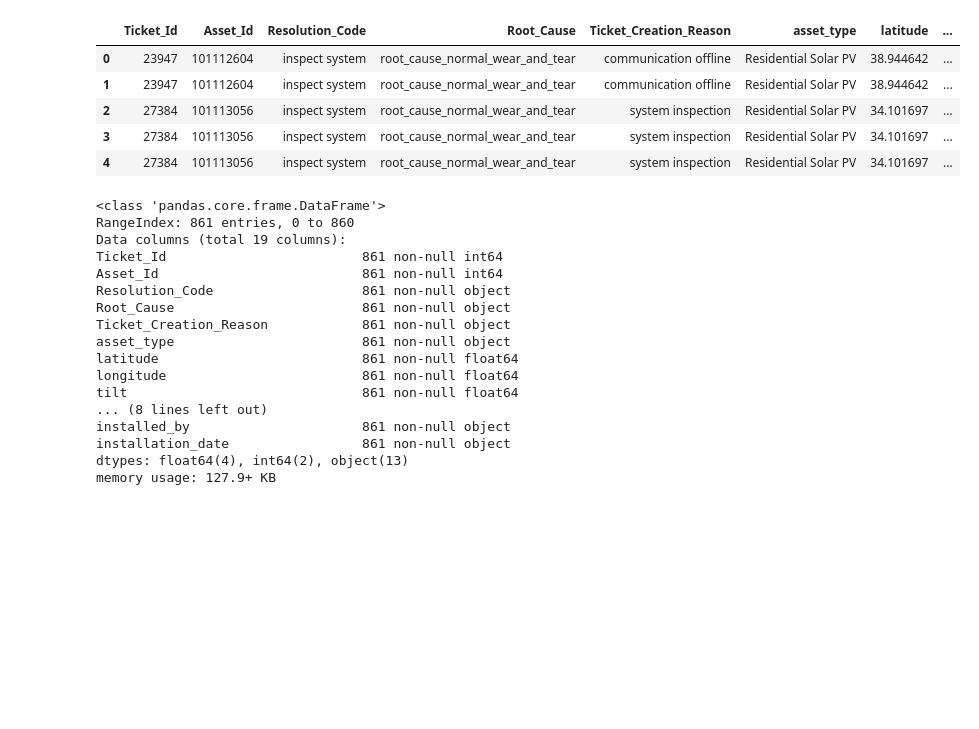
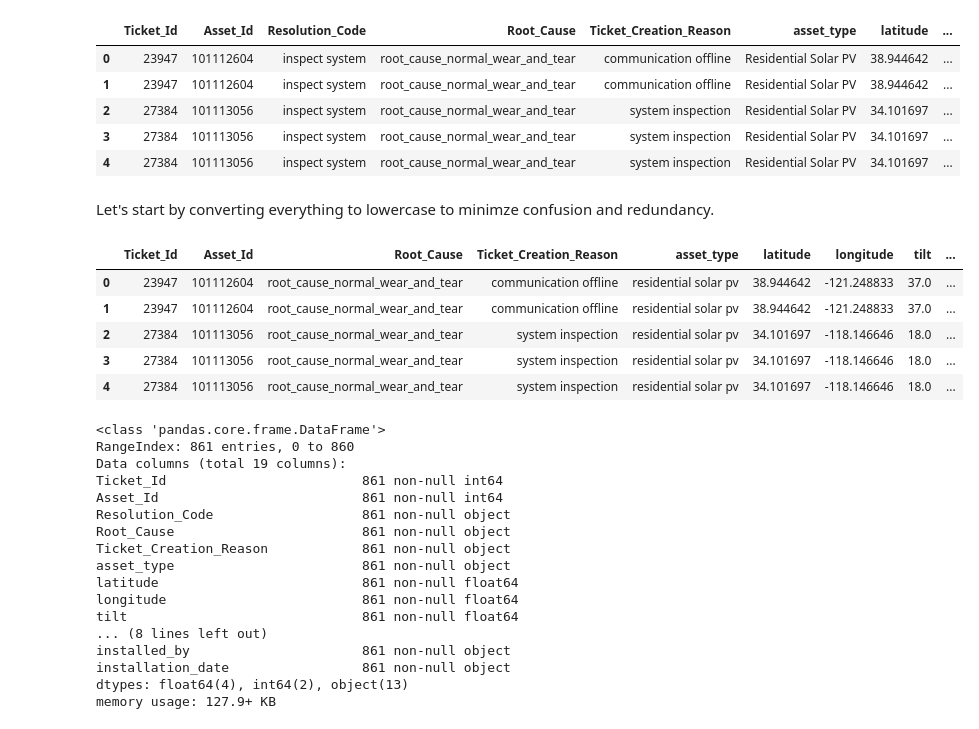
Before and after one commit to TSGreenwood/project_omnidian, a Jupyter notebook: models101.ipynb, the cells around one changed output. Cells and saved outputs as stored; diff of their text form; code cells hidden in the pictures; blank space fills up the shorter version.

```diff
--- a/models101.ipynb
+++ b/models101.ipynb
@@ -33,6 +33,18 @@ data101.head()
 | 2 | 27384 | 101113056 | inspect system | root_cause_normal_wear_and_tear | system inspection | Residential Solar PV | 34.101697 | ... |
 | 3 | 27384 | 101113056 | inspect system | root_cause_normal_wear_and_tear | system inspection | Residential Solar PV | 34.101697 | ... |
 | 4 | 27384 | 101113056 | inspect system | root_cause_normal_wear_and_tear | system inspection | Residential Solar PV | 34.101697 | ... |
+# %% [markdown]
+Let's start by converting everything to lowercase to minimze confusion and redundancy.
+# %%
+dfeda101 = dfeda101.astype(str).apply(lambda x: x.str.lower())
+dfeda101.head()
+# %% [output]
+|  | Ticket_Id | Asset_Id | Root_Cause | Ticket_Creation_Reason | asset_type | latitude | longitude | tilt | ... |
+| 0 | 23947 | 101112604 | root_cause_normal_wear_and_tear | communication offline | residential solar pv | 38.944642 | -121.248833 | 37.0 | ... |
+| 1 | 23947 | 101112604 | root_cause_normal_wear_and_tear | communication offline | residential solar pv | 38.944642 | -121.248833 | 37.0 | ... |
+| 2 | 27384 | 101113056 | root_cause_normal_wear_and_tear | system inspection | residential solar pv | 34.101697 | -118.146646 | 18.0 | ... |
+| 3 | 27384 | 101113056 | root_cause_normal_wear_and_tear | system inspection | residential solar pv | 34.101697 | -118.146646 | 18.0 | ... |
+| 4 | 27384 | 101113056 | root_cause_normal_wear_and_tear | system inspection | residential solar pv | 34.101697 | -118.146646 | 18.0 | ... |
 # %%
 data101.info()
 # %% [output]
```
Also changed, not shown: 2 other files.
